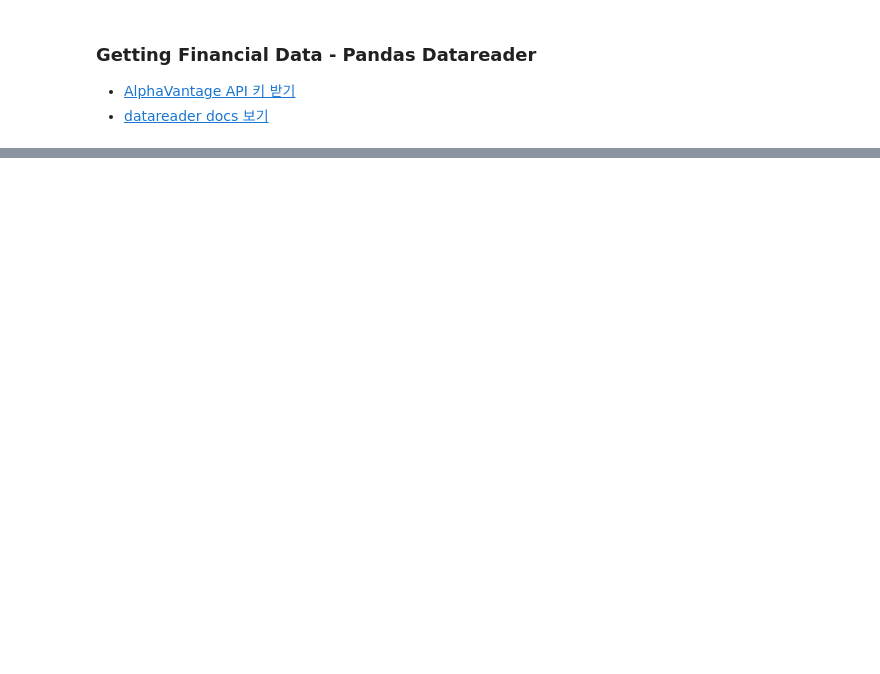
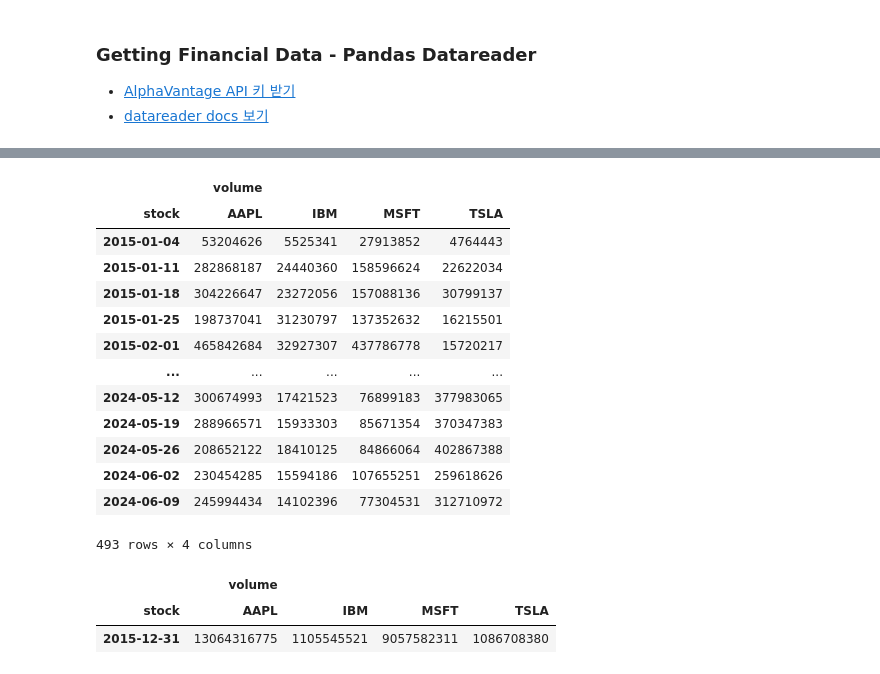
Before and after one commit to YoungriKIM/Engineer_Big_Data_Analysis, a Jupyter notebook: pandas_exercises/09_02_ Getting Financial Data.ipynb, the cells around one changed output, grey strips where cells are left out. Cells and saved outputs as stored; diff of their text form; code cells hidden in the pictures; blank space fills up the shorter version.

```diff
--- a/pandas_exercises/09_02_ Getting Financial Data.ipynb
+++ b/pandas_exercises/09_02_ Getting Financial Data.ipynb
@@ -65,0 +192,4 @@ AttributeError: 'AVTimeSeriesReader' object has no attribute 'head'
+# %%
+# volume 정보만 갖고 있는 df_vol df 만들기
+df_vol = df_four[['volume']]
+df_vol
@@ -65,0 +211,29 @@ AttributeError: 'AVTimeSeriesReader' object has no attribute 'head'
+# %%
+# df_vol를 주간 단위, 기업별로 집계하기
+    # stock 인덱스를 기준으로 그룹핑
+    # resample 은 WEEKLY 주간으로 0번째 인덱스인 날짜를 기준으로
+    # 집계이니 sum
+    # stock 행을 보기 좋게 열로 올리기 unstack
+df_vol.groupby('stock').resample('W', level=0).sum().unstack('stock')
+# %% [output]
+|  | volume |  |  |  |
+| stock | AAPL | IBM | MSFT | TSLA |
+| 2015-01-04 | 53204626 | 5525341 | 27913852 | 4764443 |
+| 2015-01-11 | 282868187 | 24440360 | 158596624 | 22622034 |
+| 2015-01-18 | 304226647 | 23272056 | 157088136 | 30799137 |
+| 2015-01-25 | 198737041 | 31230797 | 137352632 | 16215501 |
+| 2015-02-01 | 465842684 | 32927307 | 437786778 | 15720217 |
+| ... | ... | ... | ... | ... |
+| 2024-05-12 | 300674993 | 17421523 | 76899183 | 377983065 |
+| 2024-05-19 | 288966571 | 15933303 | 85671354 | 370347383 |
+| 2024-05-26 | 208652122 | 18410125 | 84866064 | 402867388 |
+| 2024-06-02 | 230454285 | 15594186 | 107655251 | 259618626 |
+| 2024-06-09 | 245994434 | 14102396 | 77304531 | 312710972 |
+493 rows × 4 columns
+# %%
+# 2015년도의 총 volume 확인하기
+df_vol.groupby('stock').resample('YE', level=0).sum().unstack('stock').loc[['2015-12-31']]
+# %% [output]
+|  | volume |  |  |  |
+| stock | AAPL | IBM | MSFT | TSLA |
+| 2015-12-31 | 13064316775 | 1105545521 | 9057582311 | 1086708380 |
```
Also changed, not shown: parts of 11 cells of this notebook.
